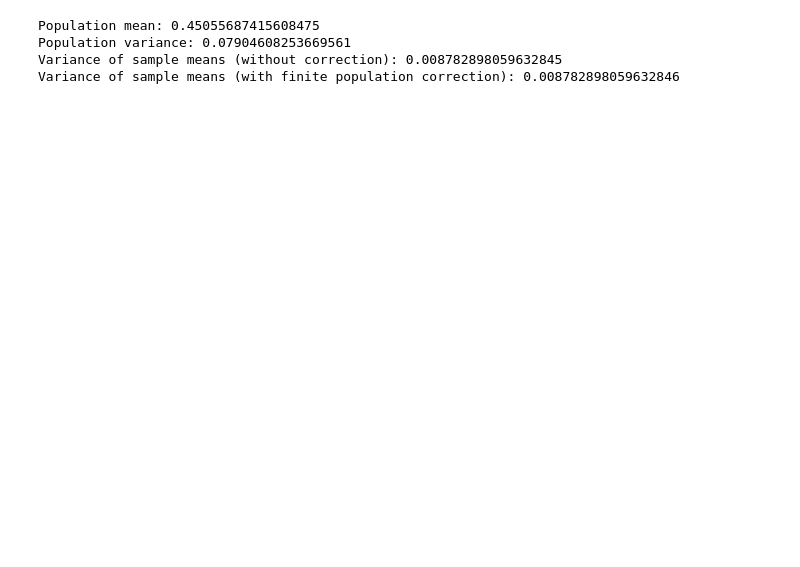
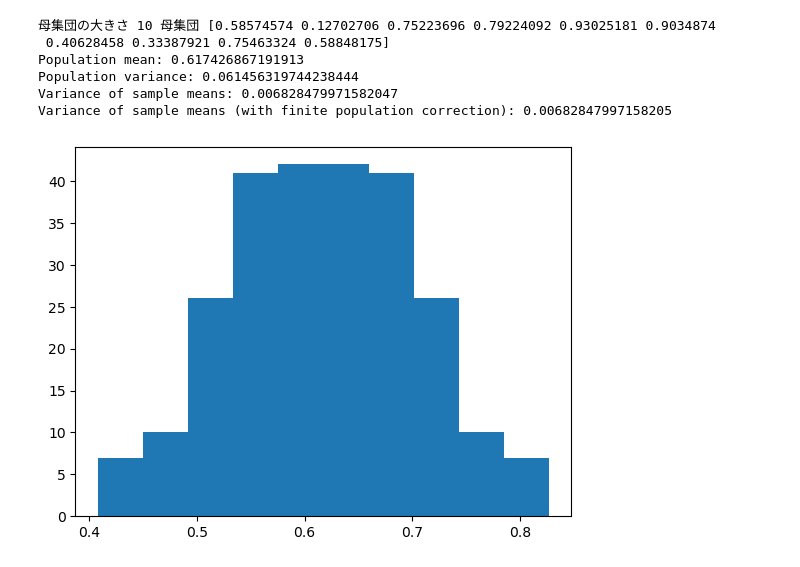
Before and after one commit to innovation1005/qiita_innovation1005, a Jupyter notebook: extract_without_replacement.ipynb, the cells around one changed output. Cells and saved outputs as stored; diff of their text form; code cells hidden in the pictures; blank space fills up the shorter version.

```diff
--- a/extract_without_replacement.ipynb
+++ b/extract_without_replacement.ipynb
@@ -130,32 +229,12 @@ $$=E(X_iX_j)-3\mu E(X_i)- 3\mu E(X_j)+\mu\mu=22/6-24/6-24/6+24/6=-2/6----(16)$$
 # %%
-import numpy as np
-from itertools import combinations
-
-# 母集団の設定
-N = 10
-population = np.random.rand(N)  # 大きさNの母集団を生成します。
-
-# 抽出の設定
-n = 5
-sample_indices = list(combinations(range(N), n))  # 非復元抽出のすべての組み合わせを生成します。
-
-# 母平均と母分散の計算
-mu = np.mean(population)
-sigma_sq = np.var(population)
-
-# 標本平均の分散の計算（有限修正なし）
-sample_means = np.array([np.mean(population[np.array(indices)]) for indices in sample_indices])
-sample_var = np.var(sample_means)
-
-# 標本平均の分散の計算（有限修正あり）
-corrected_sample_var = (1/n)*sigma_sq*((N-n)/(N-1))
-
-print(f"Population mean: {mu}")
-print(f"Population variance: {sigma_sq}")
-print(f"Variance of sample means (without correction): {sample_var}")
-print(f"Variance of sample means (with finite population correction): {corrected_sample_var}")
+N=10
+p = np.random.rand(N)  # 大きさNの母集団を生成します。
+withoutreplacement(population=p,n=5)
 # %% [output]
-Population mean: 0.45055687415608475
-Population variance: 0.07904608253669561
-Variance of sample means (without correction): 0.008782898059632845
-Variance of sample means (with finite population correction): 0.008782898059632846
+母集団の大きさ 10 母集団 [0.58574574 0.12702706 0.75223696 0.79224092 0.93025181 0.9034874
+ 0.40628458 0.33387921 0.75463324 0.58848175]
+Population mean: 0.617426867191913
+Population variance: 0.061456319744238444
+Variance of sample means: 0.006828479971582047
+Variance of sample means (with finite population correction): 0.00682847997158205
+[figure, added]
```
Also changed, not shown: parts of 5 cells of this notebook.
